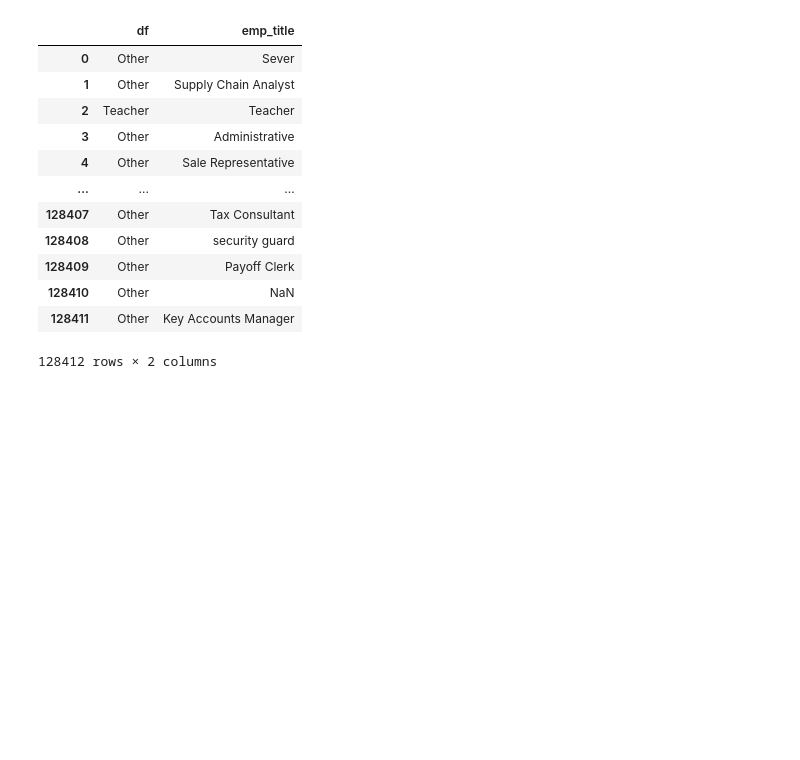
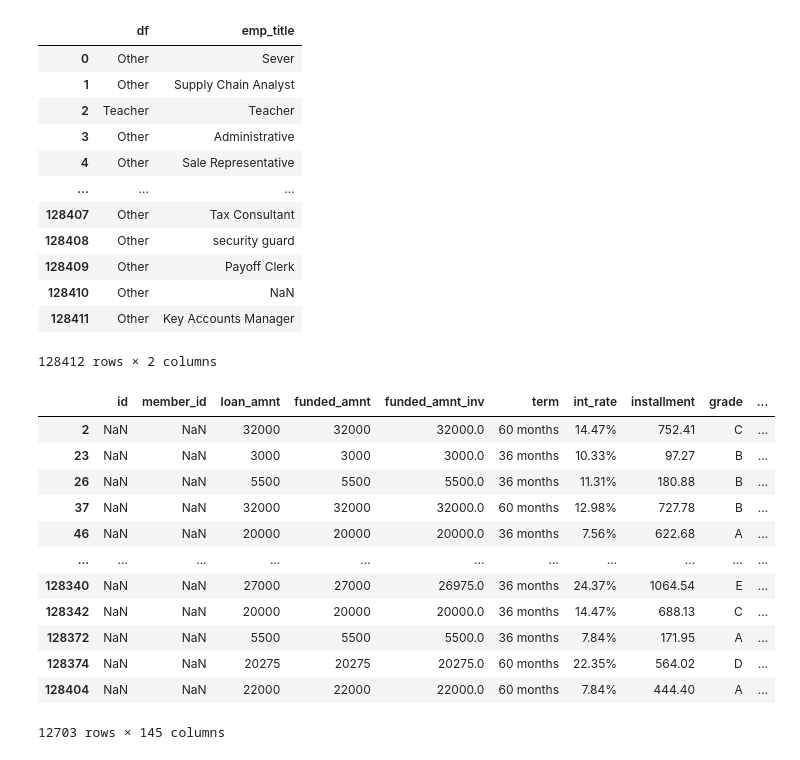
Before and after one commit to JoshuaHaga/DS-Unit-1-Sprint-1-Data-Wrangling-and-Storytelling, a Jupyter notebook: module2-make-features/LS_DS_112_Make_Features_Assignment.ipynb, the cells around one changed output. Drawn from its saved outputs; the diff is of its cells as text; code cells hidden in the pictures; blank space fills up the shorter version.

```diff
--- a/module2-make-features/LS_DS_112_Make_Features_Assignment.ipynb
+++ b/module2-make-features/LS_DS_112_Make_Features_Assignment.ipynb
@@ -311,0 +327,16 @@ loans[['df', 'emp_title']]
+# %%
+professions
+# %% [output]
+|  | id | member_id | loan_amnt | funded_amnt | funded_amnt_inv | term | int_rate | installment | grade | ... |
+| 2 | NaN | NaN | 32000 | 32000 | 32000.0 | 60 months | 14.47% | 752.41 | C | ... |
+| 23 | NaN | NaN | 3000 | 3000 | 3000.0 | 36 months | 10.33% | 97.27 | B | ... |
+| 26 | NaN | NaN | 5500 | 5500 | 5500.0 | 36 months | 11.31% | 180.88 | B | ... |
+| 37 | NaN | NaN | 32000 | 32000 | 32000.0 | 60 months | 12.98% | 727.78 | B | ... |
+| 46 | NaN | NaN | 20000 | 20000 | 20000.0 | 36 months | 7.56% | 622.68 | A | ... |
+| ... | ... | ... | ... | ... | ... | ... | ... | ... | ... | ... |
+| 128340 | NaN | NaN | 27000 | 27000 | 26975.0 | 36 months | 24.37% | 1064.54 | E | ... |
+| 128342 | NaN | NaN | 20000 | 20000 | 20000.0 | 36 months | 14.47% | 688.13 | C | ... |
+| 128372 | NaN | NaN | 5500 | 5500 | 5500.0 | 36 months | 7.84% | 171.95 | A | ... |
+| 128374 | NaN | NaN | 20275 | 20275 | 20275.0 | 60 months | 22.35% | 564.02 | D | ... |
+| 128404 | NaN | NaN | 22000 | 22000 | 22000.0 | 60 months | 7.84% | 444.40 | A | ... |
+12703 rows × 145 columns
```
Also changed, not shown: parts of 11 cells of this notebook.
